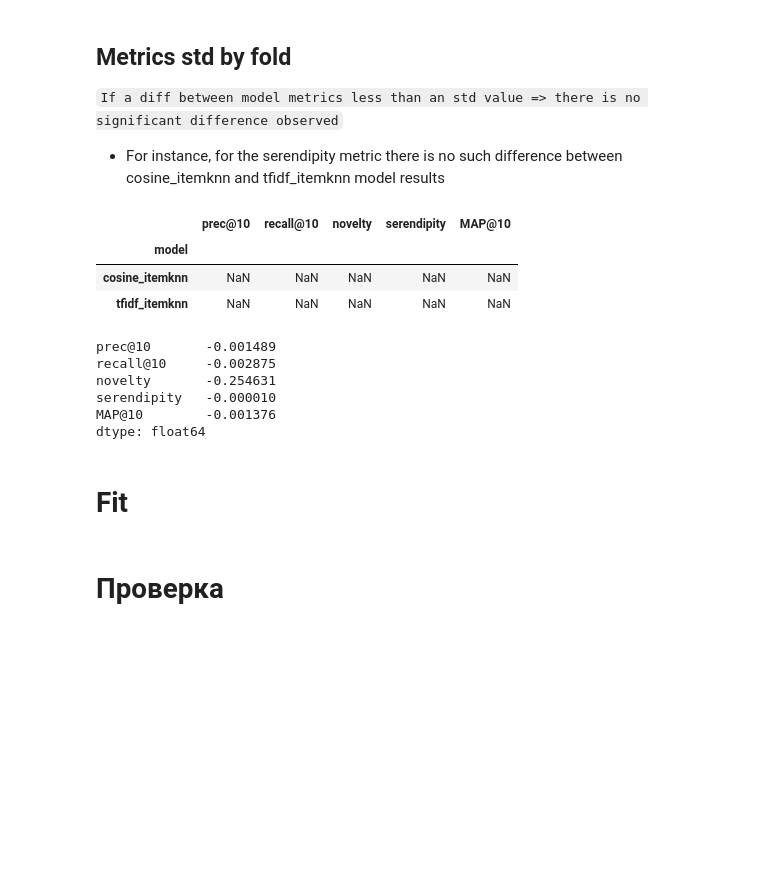
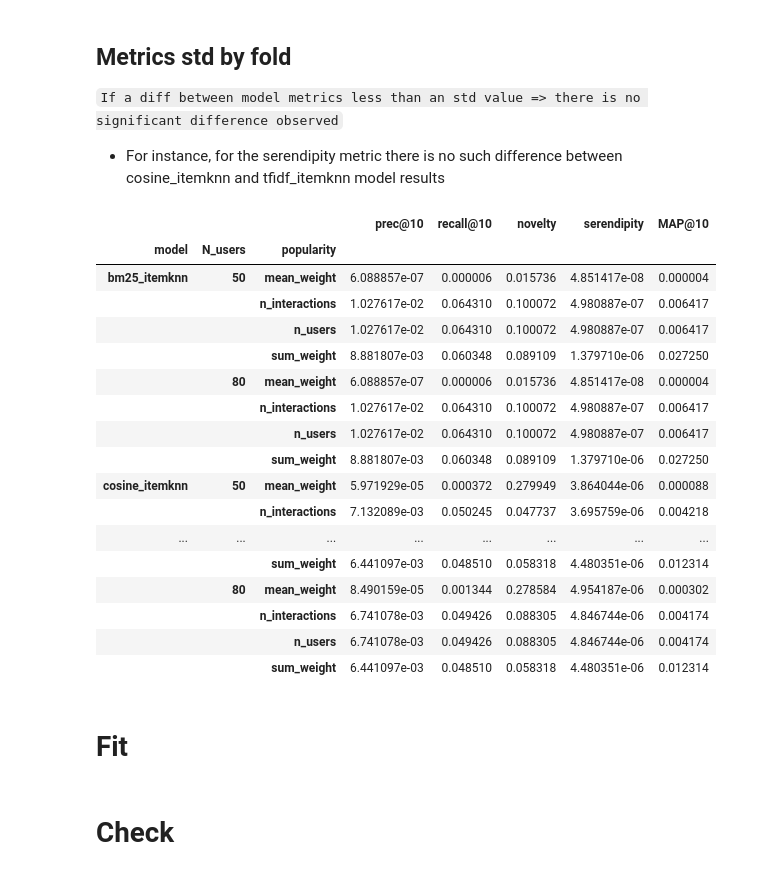
Before and after one commit to EasySocHacks/RecSys, a Jupyter notebook: notebooks/hw3.ipynb, the cells around one changed output. Cells and saved outputs as stored; diff of their text form; code cells hidden in the pictures; blank space fills up the shorter version.

```diff
--- a/notebooks/hw3.ipynb
+++ b/notebooks/hw3.ipynb
@@ -149,7 +150,7 @@ itemMap = IdMap.from_values(interactions[Columns.Item])
 Compare implicit `CosineRecommender` and `TFIDFRecommender` as an ItemKnn base
 # %%
 # setting for cv
-n_folds = 1
+n_folds = 7
 unit = "W"
 n_units = 1
 
@@ -217,7 +224,7 @@ models = {
 
 results = []
 
-fold_iterator = cv.split(rec_interactions, collect_fold_stats=True)
+fold_iterator = islice(cv.split(rec_interactions, collect_fold_stats=True), 2)
 
 for i_fold, (train_ids, test_ids, fold_info) in enumerate(fold_iterator):
     print(f"\n==================== Fold {i_fold}")
@@ -229,29 +236,26 @@ for i_fold, (train_ids, test_ids, fold_info) in enumerate(fold_iterator):
     catalog = df_train[Columns.Item].unique()
 
     for model_name, model in models.items():
-        if model_name == "cosine_itemknn":
-            userknn_model = UserKnn(model)
-            userknn_model.fit(df_train, False)
-            # userknn_model = UserKnn.load("userknn_cosine.dill")
-        else:
-            userknn_model = UserKnn(model)
-            userknn_model.fit(df_train, False)
-            # userknn_model = UserKnn.load("userknn_tfidf.dill")
+        for N_users in user_count:
+            for popularity in popularities:
+                userknn_model = UserKnn(model, popularity=popularity, N_users=N_users)
+                userknn_model.fit(df_train, False)
 
-        recos = userknn_model.recommend(df_test)
+                recos = userknn_model.recommend(df_test)
 
-        metric_values = calc_metrics(
-            metrics,
-            reco=recos,
-            interactions=df_test,
-            prev_interactions=df_train,
-            catalog=catalog,
-        )
+                metric_values = calc_metrics(
+                    metrics,
+                    reco=recos,
+                    interactions=df_test,
+                    prev_interactions=df_train,
+                    catalog=catalog,
+                )
 
-        fold = {"fold": i_fold, "model": model_name}
-        fold.update(metric_values)
-        results.append(fold)
-        print()
-        print()
+                fold = {"fold": i_fold,
+                        "model": model_name,
+                        "N_users": N_users,
+                        "popularity": popularity}
+                fold.update(metric_values)
+                results.append(fold)
 # %% [output]
 ==================== Fold 0
@@ -306,10 +338,24 @@ df_metrics.groupby('model').mean()[metrics.keys()]
 
 - For instance, for the serendipity metric there is no such difference between cosine_itemknn and tfidf_itemknn model results
 # %%
-df_metrics.groupby('model').std()[metrics.keys()]
+df_metrics.groupby(['model', 'N_users', 'popularity']).std()[metrics.keys()]
 # %% [output]
-|  | prec@10 | recall@10 | novelty | serendipity | MAP@10 |
-| model |  |  |  |  |  |
-| cosine_itemknn | NaN | NaN | NaN | NaN | NaN |
-| tfidf_itemknn | NaN | NaN | NaN | NaN | NaN |
+|  |  |  | prec@10 | recall@10 | novelty | serendipity | MAP@10 |
+| model | N_users | popularity |  |  |  |  |  |
+| bm25_itemknn | 50 | mean_weight | 6.088857e-07 | 0.000006 | 0.015736 | 4.851417e-08 | 0.000004 |
+|  |  | n_interactions | 1.027617e-02 | 0.064310 | 0.100072 | 4.980887e-07 | 0.006417 |
+|  |  | n_users | 1.027617e-02 | 0.064310 | 0.100072 | 4.980887e-07 | 0.006417 |
+|  |  | sum_weight | 8.881807e-03 | 0.060348 | 0.089109 | 1.379710e-06 | 0.027250 |
+|  | 80 | mean_weight | 6.088857e-07 | 0.000006 | 0.015736 | 4.851417e-08 | 0.000004 |
+|  |  | n_interactions | 1.027617e-02 | 0.064310 | 0.100072 | 4.980887e-07 | 0.006417 |
+|  |  | n_users | 1.027617e-02 | 0.064310 | 0.100072 | 4.980887e-07 | 0.006417 |
+|  |  | sum_weight | 8.881807e-03 | 0.060348 | 0.089109 | 1.379710e-06 | 0.027250 |
+| cosine_itemknn | 50 | mean_weight | 5.971929e-05 | 0.000372 | 0.279949 | 3.864044e-06 | 0.000088 |
+|  |  | n_interactions | 7.132089e-03 | 0.050245 | 0.047737 | 3.695759e-06 | 0.004218 |
+| ... | ... | ... | ... | ... | ... | ... | ... |
+|  |  | sum_weight | 6.441097e-03 | 0.048510 | 0.058318 | 4.480351e-06 | 0.012314 |
+|  | 80 | mean_weight | 8.490159e-05 | 0.001344 | 0.278584 | 4.954187e-06 | 0.000302 |
+|  |  | n_interactions | 6.741078e-03 | 0.049426 | 0.088305 | 4.846744e-06 | 0.004174 |
+|  |  | n_users | 6.741078e-03 | 0.049426 | 0.088305 | 4.846744e-06 | 0.004174 |
+|  |  | sum_weight | 6.441097e-03 | 0.048510 | 0.058318 | 4.480351e-06 | 0.012314 |
 # %%
@@ -317,18 +363,8 @@ df = df_metrics.groupby('model').mean()[metrics.keys()]
-# %%
-diff = df.loc['cosine_itemknn'] - df.loc['tfidf_itemknn']
-diff
-# %% [output]
-prec@10       -0.001489
-recall@10     -0.002875
-novelty       -0.254631
-serendipity   -0.000010
-MAP@10        -0.001376
-dtype: float64
 # %% [markdown]
 # Fit
 # %%
 # userknn_model = UserKnn(TFIDFRecommender())
 # userknn_model.fit(rec_interactions.df, True)
 # %% [markdown]
-# Проверка
+# Check
 # %%
```
Also changed, not shown: parts of 14 cells of this notebook, 1 other file.
